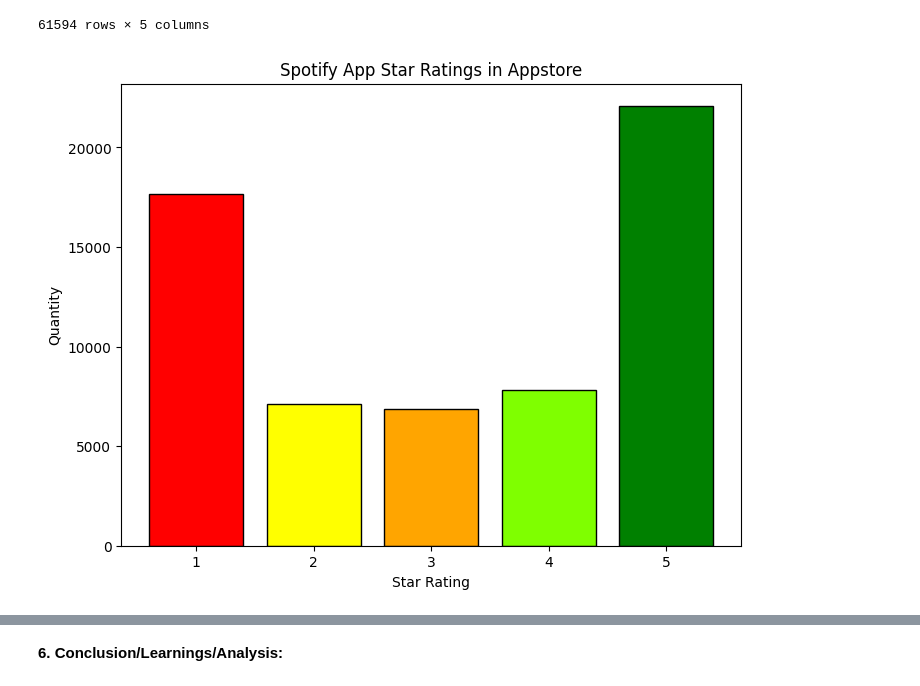
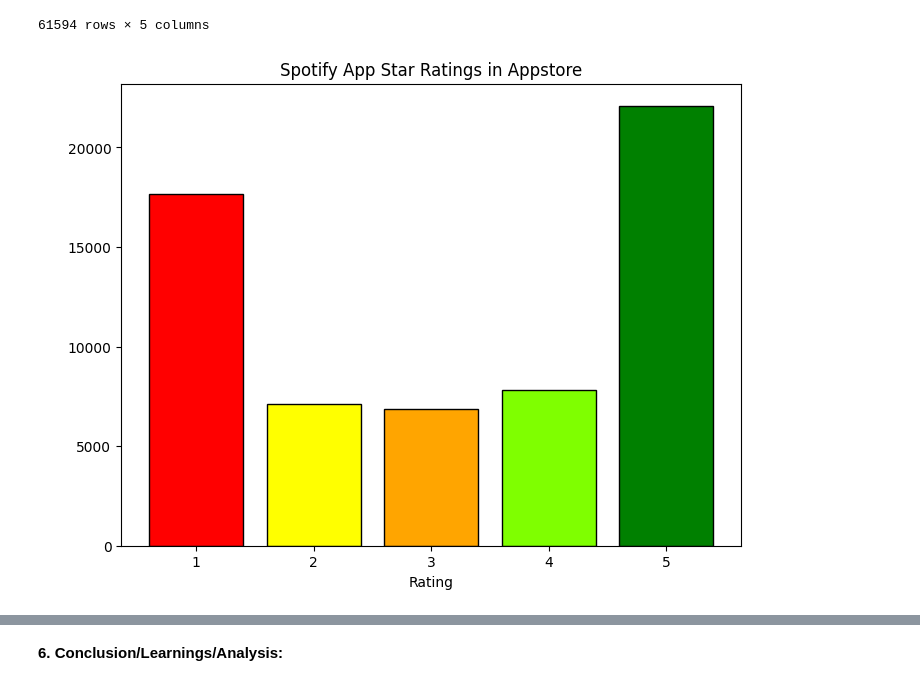
Before and after one commit to JelanAngeloBLoy-a/CPE-031-Visualization-and-Data-Analysis, a Jupyter notebook: Hands_On_Activity_6_|_Data_Visualization_and_Design.ipynb, the cells around one changed output, grey strips where cells are left out. Saved outputs shown, nothing was run; the diff lists cells and outputs as text; code cells hidden in the pictures.

```diff
--- a/Hands_On_Activity_6_|_Data_Visualization_and_Design.ipynb
+++ b/Hands_On_Activity_6_|_Data_Visualization_and_Design.ipynb
@@ -506,21 +506,21 @@ df
 # %%
 # Step 3: Visualize the data using a Bar Chart
 
 counts= df['Rating'].value_counts()
 
 colors = ['green', 'red', 'chartreuse', 'yellow','orange']  # same order as your categories
 
 
 plt.figure(figsize=(8, 6))
 plt.bar(counts.index, counts.values, color=colors, edgecolor='black',linewidth=1)
 
 plt.title('Spotify App Star Ratings in Appstore')
-plt.xlabel('Star Rating')
-plt.ylabel('Quantity')
+plt.xlabel('Rating')
+plt.ylabel(' ')
 plt.show()
 
 #  plt.bar(counts.index, counts.values, color=colors)
 
 # Plot a bar chart
 # %% [output]
-[figure, old version]
+[figure, new version]
```
Also changed, not shown: parts of 4 cells of this notebook.
